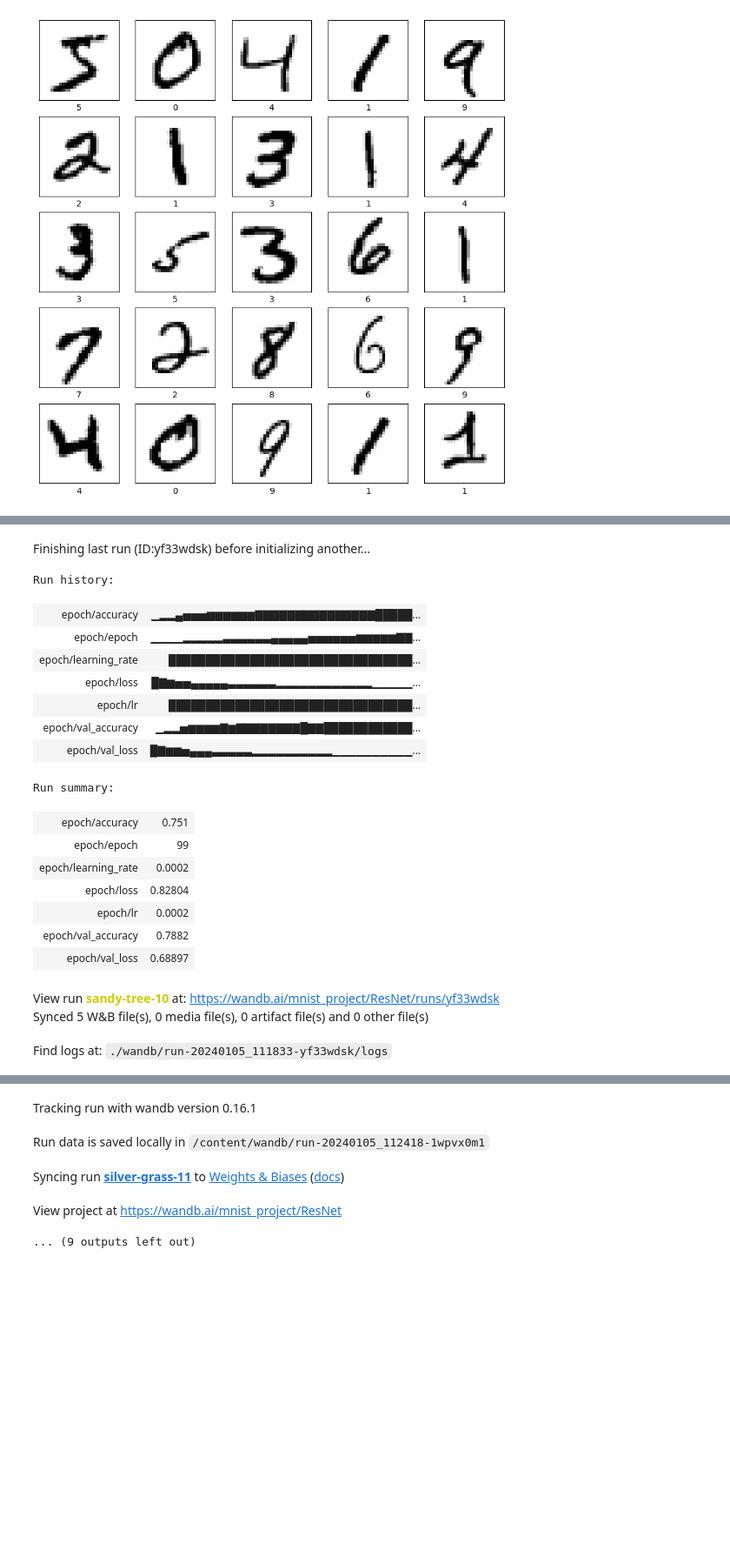
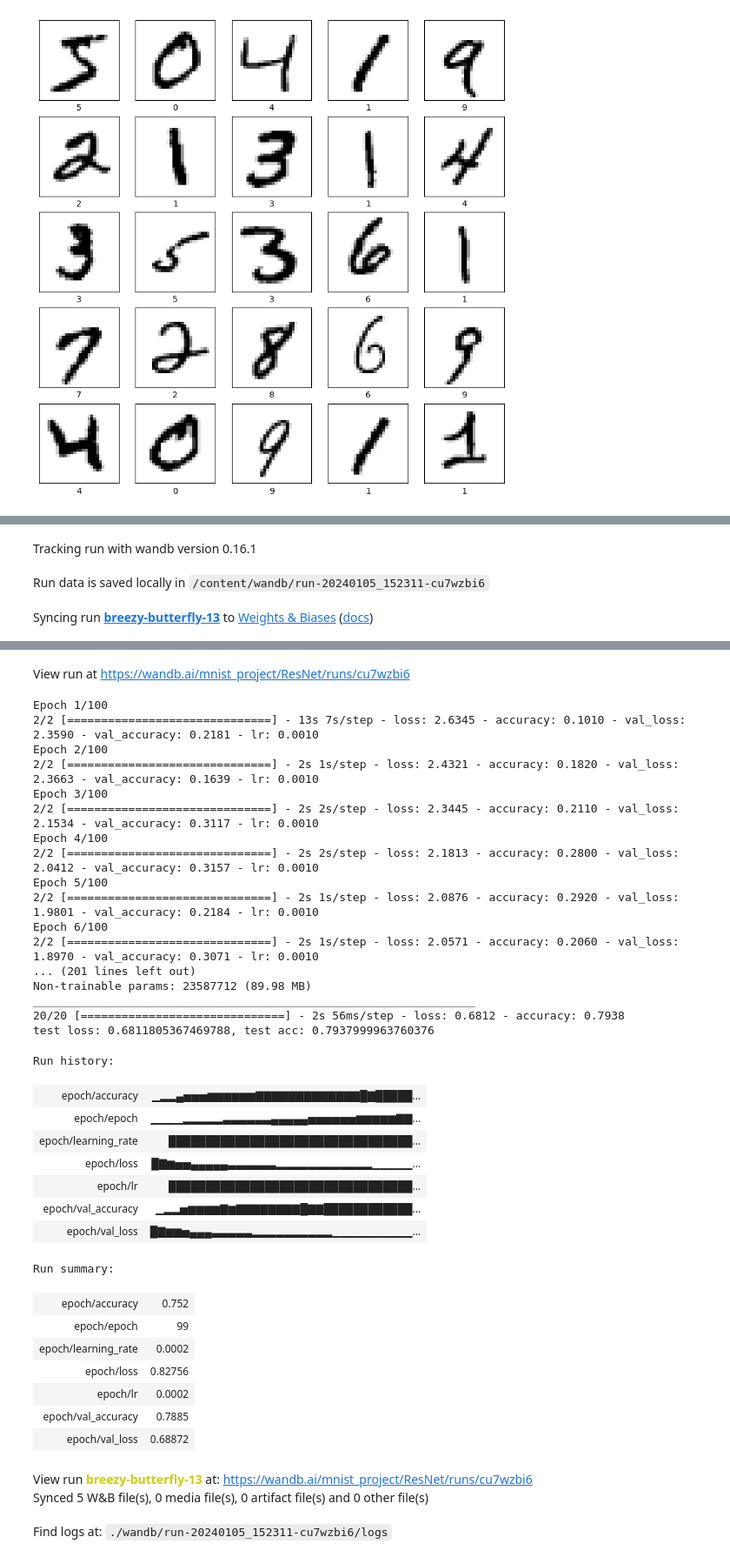
Before and after one commit to SimonBall1/Digitale-Bildverarbeitung, a Jupyter notebook: SimonsKampfmitKI.ipynb, the cells around one changed output, grey strips where cells are left out. Shown at 87% size. Cells and saved outputs as stored; diff of their text form; code cells hidden in the pictures; blank space fills up the shorter version.

Commit message:
Final Version

```diff
--- a/SimonsKampfmitKI.ipynb
+++ b/SimonsKampfmitKI.ipynb
@@ -434,7 +442,7 @@ reduce_lr_callback = tf.keras.callbacks.ReduceLROnPlateau(
     monitor="val_accuracy",
     factor=0.2,
     patience=10,
-    min_lr=0.0
+    min_lr=0.0001
 )
 # checkpoint_filepath = f'./drive/MyDrive/MNIST/checkpoints/model_{datetime.datetime.now().strftime("%Y-%m-%d_%H-%M-%S")}.h5' # Used for Google Drive
 checkpoint_filepath = f'model_{datetime.datetime.now().strftime("%Y-%m-%d_%H-%M-%S")}.h5'
@@ -468,23 +476,6 @@ os.rename(checkpoint_filepath, f"{checkpoint_filepath[:-3]}_{results[1]:.4f}.h5"
 
 # wandb.finish()
 # %% [output]
-Finishing last run (ID:yf33wdsk) before initializing another...
+Tracking run with wandb version 0.16.1
-Run history:
-| epoch/accuracy | ▁▂▂▄▅▅▅▆▆▆▆▆▆▇▇▇▇▇▇▇▇▇▇▇▇▇▇▇█████... |
-| epoch/epoch | ▁▁▁▁▂▂▂▂▂▃▃▃▃▃▃▄▄▄▄▄▅▅▅▅▅▅▆▆▆▆▆▇▇... |
-| epoch/learning_rate | █████████████████████████████████... |
-| epoch/loss | █▇▆▅▅▄▄▄▄▄▃▃▃▃▃▃▂▂▂▂▂▂▂▂▂▂▂▂▁▁▁▁▁... |
-| epoch/lr | █████████████████████████████████... |
-| epoch/val_accuracy | ▁▂▂▅▆▆▆▆▇▆▇▇▇▇▇▇▇▇█▇▇████████████... |
-| epoch/val_loss | █▇▆▆▅▄▄▄▃▃▃▃▃▂▂▂▂▂▂▂▂▂▂▁▁▁▁▁▁▁▁▁▁... |
-Run summary:
-| epoch/accuracy | 0.751 |
-| epoch/epoch | 99 |
-| epoch/learning_rate | 0.0002 |
-| epoch/loss | 0.82804 |
-| epoch/lr | 0.0002 |
-| epoch/val_accuracy | 0.7882 |
-| epoch/val_loss | 0.68897 |
-View run sandy-tree-10 at: https://wandb.ai/mnist_project/ResNet/runs/yf33wdsk
-Synced 5 W&B file(s), 0 media file(s), 0 artifact file(s) and 0 other file(s)
+Run data is saved locally in /content/wandb/run-20240105_152311-cu7wzbi6
-Find logs at: ./wandb/run-20240105_111833-yf33wdsk/logs
+Syncing run breezy-butterfly-13 to Weights & Biases (docs)
@@ -492,5 +483,37 @@ Successfully finished last run (ID:yf33wdsk). Initializing new run:
-Tracking run with wandb version 0.16.1
+View run at https://wandb.ai/mnist_project/ResNet/runs/cu7wzbi6
+Epoch 1/100
+2/2 [==============================] - 13s 7s/step - loss: 2.6345 - accuracy: 0.1010 - val_loss: 2.3590 - val_accuracy: 0.2181 - lr: 0.0010
+Epoch 2/100
+2/2 [==============================] - 2s 1s/step - loss: 2.4321 - accuracy: 0.1820 - val_loss: 2.3663 - val_accuracy: 0.1639 - lr: 0.0010
+Epoch 3/100
+2/2 [==============================] - 2s 2s/step - loss: 2.3445 - accuracy: 0.2110 - val_loss: 2.1534 - val_accuracy: 0.3117 - lr: 0.0010
+Epoch 4/100
+2/2 [==============================] - 2s 2s/step - loss: 2.1813 - accuracy: 0.2800 - val_loss: 2.0412 - val_accuracy: 0.3157 - lr: 0.0010
+Epoch 5/100
+2/2 [==============================] - 2s 1s/step - loss: 2.0876 - accuracy: 0.2920 - val_loss: 1.9801 - val_accuracy: 0.2184 - lr: 0.0010
+Epoch 6/100
+2/2 [==============================] - 2s 1s/step - loss: 2.0571 - accuracy: 0.2060 - val_loss: 1.8970 - val_accuracy: 0.3071 - lr: 0.0010
+... (201 lines left out)
+Non-trainable params: 23587712 (89.98 MB)
+_________________________________________________________________
+20/20 [==============================] - 2s 56ms/step - loss: 0.6812 - accuracy: 0.7938
+test loss: 0.6811805367469788, test acc: 0.7937999963760376
+Run history:
+| epoch/accuracy | ▁▂▂▄▅▅▅▆▆▆▆▆▆▇▇▇▇▇▇▇▇▇▇▇▇▇█▇█████... |
+| epoch/epoch | ▁▁▁▁▂▂▂▂▂▃▃▃▃▃▃▄▄▄▄▄▅▅▅▅▅▅▆▆▆▆▆▇▇... |
+| epoch/learning_rate | █████████████████████████████████... |
+| epoch/loss | █▇▆▅▅▄▄▄▄▄▃▃▃▃▃▃▂▂▂▂▂▂▂▂▂▂▂▂▁▁▁▁▁... |
+| epoch/lr | █████████████████████████████████... |
+| epoch/val_accuracy | ▁▂▂▅▆▆▆▆▇▆▇▇▇▇▇▇▇▇█▇▇████████████... |
+| epoch/val_loss | █▇▆▆▅▄▄▄▃▃▃▃▃▂▂▂▂▂▂▂▂▂▂▁▁▁▁▁▁▁▁▁▁... |
+Run summary:
+| epoch/accuracy | 0.752 |
+| epoch/epoch | 99 |
+| epoch/learning_rate | 0.0002 |
+| epoch/loss | 0.82756 |
+| epoch/lr | 0.0002 |
+| epoch/val_accuracy | 0.7885 |
+| epoch/val_loss | 0.68872 |
-Run data is saved locally in /content/wandb/run-20240105_112418-1wpvx0m1
+View run breezy-butterfly-13 at: https://wandb.ai/mnist_project/ResNet/runs/cu7wzbi6
+Synced 5 W&B file(s), 0 media file(s), 0 artifact file(s) and 0 other file(s)
-Syncing run silver-grass-11 to Weights & Biases (docs)
+Find logs at: ./wandb/run-20240105_152311-cu7wzbi6/logs
-View project at https://wandb.ai/mnist_project/ResNet
-... (9 outputs left out)
```
Also changed, not shown: parts of 17 cells of this notebook.
